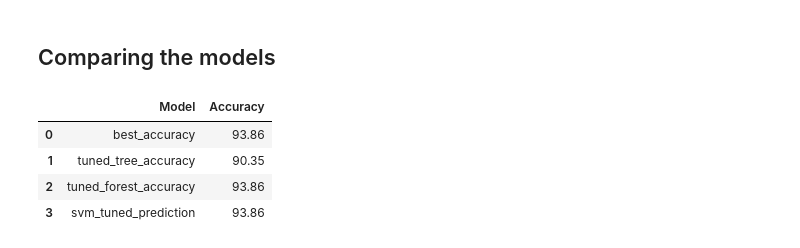
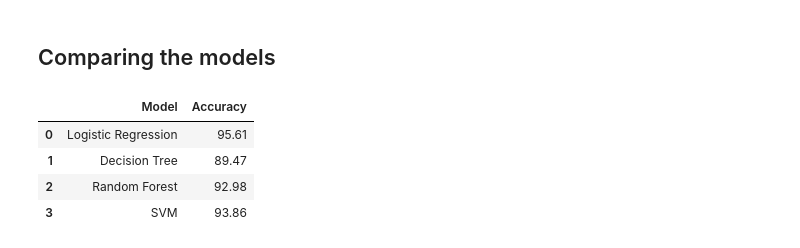
Before and after one commit to salamatsaheed-ux/breast-cancer-classification, a Jupyter notebook: breast-cancer-classification.ipynb, the cells around one changed output. Saved outputs shown, nothing was run; the diff lists cells and outputs as text; code cells hidden in the pictures.

```diff
--- a/breast-cancer-classification.ipynb
+++ b/breast-cancer-classification.ipynb
@@ -590,22 +590,18 @@ plt.show()
 # %%
 # Let's compare out Models
 results = pd.DataFrame({
- "Model": [
- "best_accuracy",
- "tuned_tree_accuracy",
- "tuned_forest_accuracy",
- "svm_tuned_prediction"
- ],
- "Accuracy": [
- logistic_accuracy * 100,
- tree_accuracy * 100,
- forest_accuracy * 100,
- svm_accuracy * 100]
+    "Model": ["Logistic Regression", "Decision Tree", "Random Forest", "SVM"],
+    "Accuracy": [
+        best_accuracy * 100,
+        tuned_tree_accuracy * 100,
+        tuned_forest_accuracy * 100,
+        accuracy_score(y_test, svm_tuned_prediction) * 100
+    ]
 })
 results.round(2)
 # %% [output]
 |  | Model | Accuracy |
-| 0 | best_accuracy | 93.86 |
-| 1 | tuned_tree_accuracy | 90.35 |
-| 2 | tuned_forest_accuracy | 93.86 |
-| 3 | svm_tuned_prediction | 93.86 |
+| 0 | Logistic Regression | 95.61 |
+| 1 | Decision Tree | 89.47 |
+| 2 | Random Forest | 92.98 |
+| 3 | SVM | 93.86 |
```
Also changed, not shown: parts of 1 cell of this notebook.
